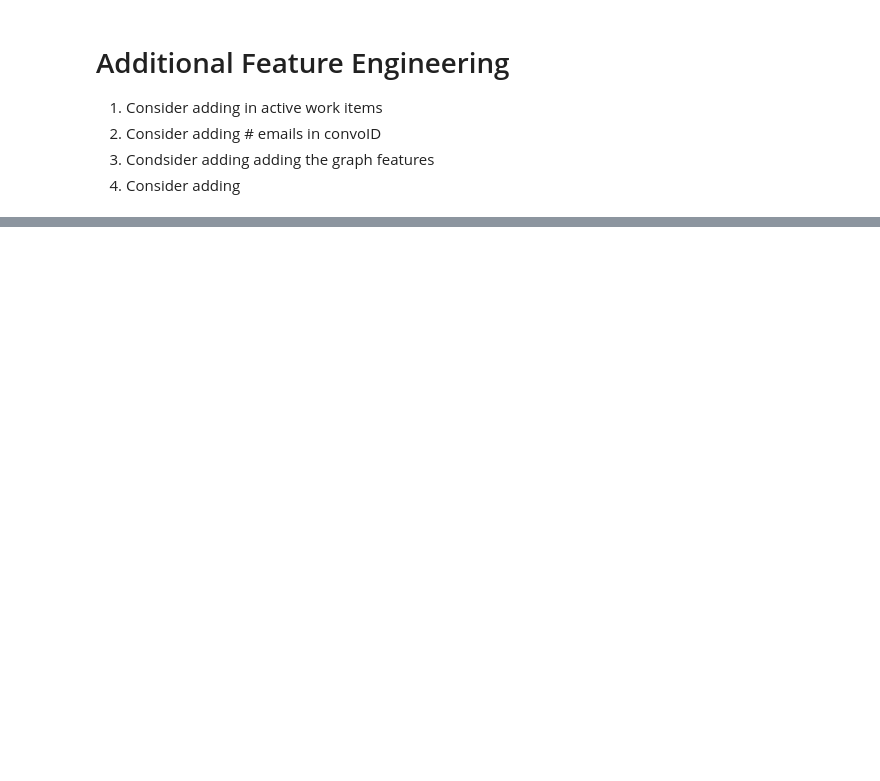
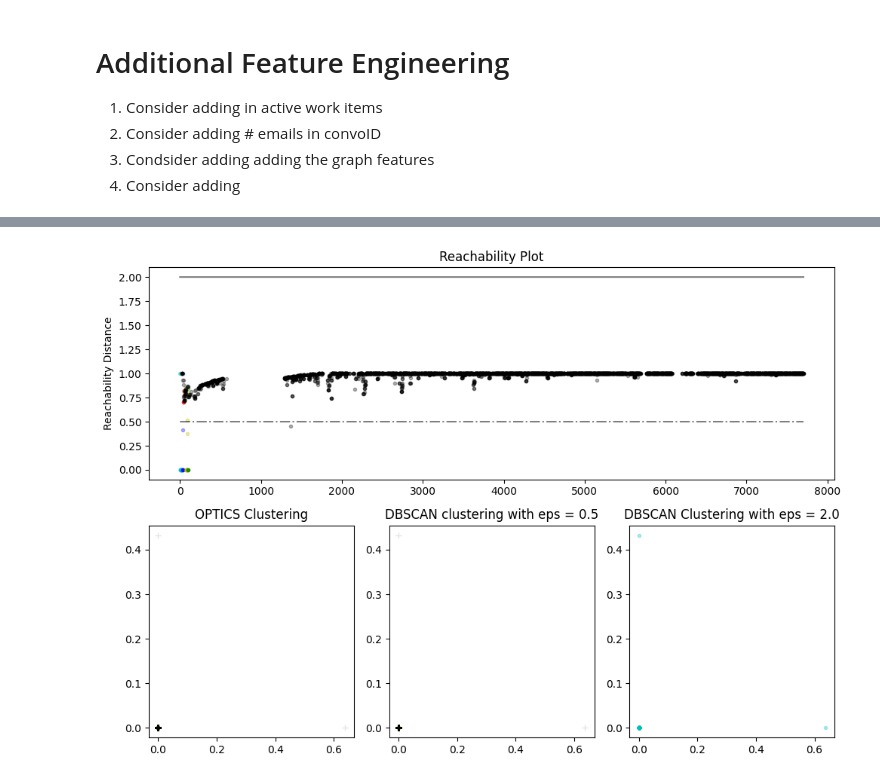
Before and after one commit to LBaillie-Karbon/Karbon-Practicum, a Jupyter notebook: Data_Cleaning.ipynb, the cells around one changed output, grey strips where cells are left out. Cells and saved outputs as stored; diff of their text form; code cells hidden in the pictures; blank space fills up the shorter version.

```diff
--- a/Data_Cleaning.ipynb
+++ b/Data_Cleaning.ipynb
@@ -346,0 +570,81 @@ See the caveats in the documentation: https://pandas.pydata.org/pandas-docs/stab
+# %%
+from sklearn.cluster import KMeans, DBSCAN, OPTICS, cluster_optics_dbscan
+from matplotlib import gridspec
+X_normalized = pd.DataFrame(X.toarray())
+# Producing the labels according to the DBSCAN technique with eps = 0.5
+labels1 = cluster_optics_dbscan(reachability = db_scan.reachability_,
+                                   core_distances = db_scan.core_distances_,
+                                   ordering = db_scan.ordering_, eps = 0.5)
+
+# Producing the labels according to the DBSCAN technique with eps = 2.0
+labels2 = cluster_optics_dbscan(reachability = db_scan.reachability_,
+                                   core_distances = db_scan.core_distances_,
+                                   ordering = db_scan.ordering_, eps = 2)
+
+# Creating a numpy array with numbers at equal spaces till
+# the specified range
+space = np.arange(len(X_normalized))
+
+# Storing the reachability distance of each point
+reachability = db_scan.reachability_[db_scan.ordering_]
+
+# Storing the cluster labels of each point
+labels = db_scan.labels_[db_scan.ordering_]
+# Defining the framework of the visualization
+plt.figure(figsize =(10, 7))
+G = gridspec.GridSpec(2, 3)
+ax1 = plt.subplot(G[0, :])
+ax2 = plt.subplot(G[1, 0])
+ax3 = plt.subplot(G[1, 1])
+ax4 = plt.subplot(G[1, 2])
+
+# Plotting the Reachability-Distance Plot
+colors = ['c.', 'b.', 'r.', 'y.', 'g.']
+for Class, colour in zip(range(0, 5), colors):
+    Xk = space[labels == Class]
+    Rk = reachability[labels == Class]
+    ax1.plot(Xk, Rk, colour, alpha = 0.3)
+ax1.plot(space[labels == -1], reachability[labels == -1], 'k.', alpha = 0.3)
+ax1.plot(space, np.full_like(space, 2., dtype = float), 'k-', alpha = 0.5)
+ax1.plot(space, np.full_like(space, 0.5, dtype = float), 'k-.', alpha = 0.5)
+ax1.set_ylabel('Reachability Distance')
+ax1.set_title('Reachability Plot')
+
+# Plotting the OPTICS Clustering
+colors = ['c.', 'b.', 'r.', 'y.', 'g.']
+for Class, colour in zip(range(0, 5), colors):
+    Xk = X_normalized[db_scan.labels_ == Class]
+    ax2.plot(Xk.iloc[:, 0], Xk.iloc[:, 1], colour, alpha = 0.3)
+
+ax2.plot(X_normalized.iloc[db_scan.labels_ == -1, 0],
+        X_normalized.iloc[db_scan.labels_ == -1, 1],
+       'k+', alpha = 0.1)
+ax2.set_title('OPTICS Clustering')
+
+# Plotting the DBSCAN Clustering with eps = 0.5
+colors = ['c', 'b', 'r', 'y', 'g', 'greenyellow']
+for Class, colour in zip(range(0, 6), colors):
+    Xk = X_normalized[labels1 == Class]
+    ax3.plot(Xk.iloc[:, 0], Xk.iloc[:, 1], colour, alpha = 0.3, marker ='.')
+
+ax3.plot(X_normalized.iloc[labels1 == -1, 0],
+        X_normalized.iloc[labels1 == -1, 1],
+       'k+', alpha = 0.1)
+ax3.set_title('DBSCAN clustering with eps = 0.5')
+
+# Plotting the DBSCAN Clustering with eps = 2.0
+colors = ['c.', 'y.', 'm.', 'g.']
+for Class, colour in zip(range(0, 4), colors):
+    Xk = X_normalized.iloc[labels2 == Class]
+    ax4.plot(Xk.iloc[:, 0], Xk.iloc[:, 1], colour, alpha = 0.3)
+
+ax4.plot(X_normalized.iloc[labels2 == -1, 0],
+        X_normalized.iloc[labels2 == -1, 1],
+       'k+', alpha = 0.1)
+ax4.set_title('DBSCAN Clustering with eps = 2.0')
+
+
+plt.tight_layout()
+plt.show()
+# %% [output]
+[figure, added]
```
Also changed, not shown: parts of 5 cells of this notebook.
